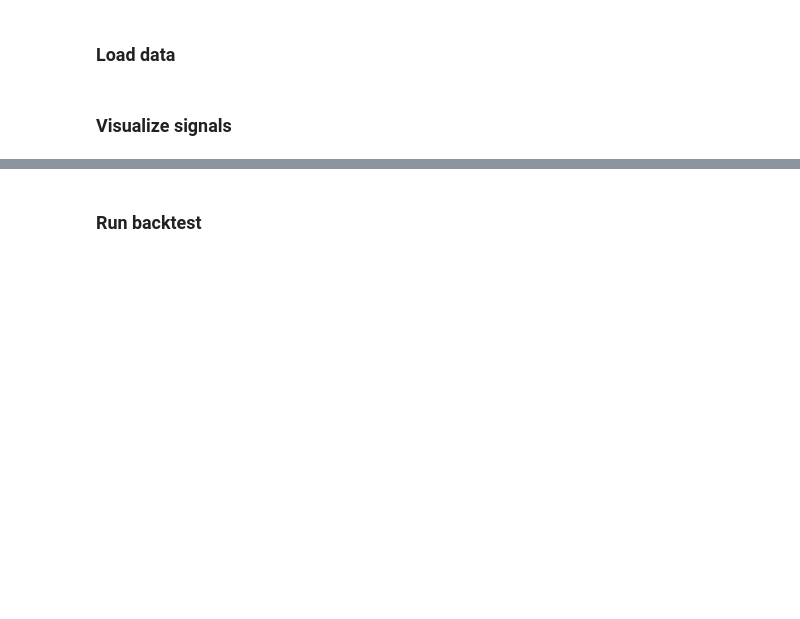
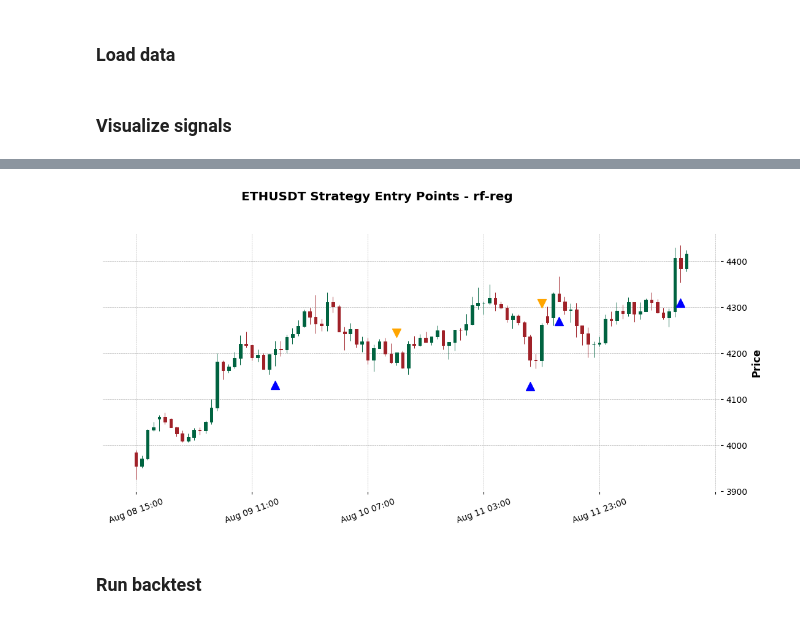
Before and after one commit to lansetaowa/ml-trading-signal, a Jupyter notebook: notebooks/rf-reg_backtest.ipynb, the cells around one changed output, grey strips where cells are left out. Cells and saved outputs as stored; diff of their text form; code cells hidden in the pictures; blank space fills up the shorter version.

```diff
--- a/notebooks/rf-reg_backtest.ipynb
+++ b/notebooks/rf-reg_backtest.ipynb
@@ -57,3 +57,7 @@ plot_signals(df=df, start=start_dt, end=end_dt, symbol=symbol, strategy_name='rf
+# %%
+plot_recent_signals(limit=4*24)
+# %% [output]
+[figure, added]
 # %% [markdown]
 ### Run backtest
 # %% [markdown]
```
Also changed, not shown: parts of 6 cells of this notebook, 1 other file.
